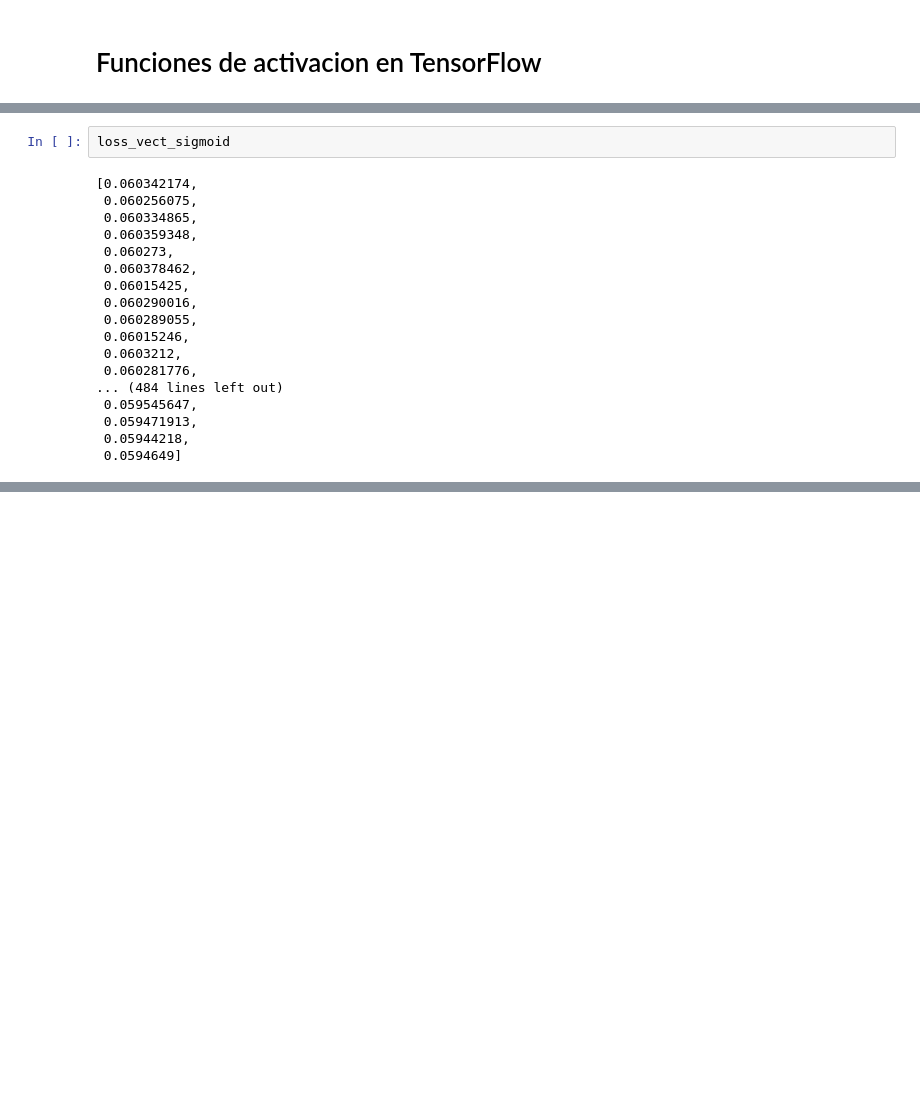
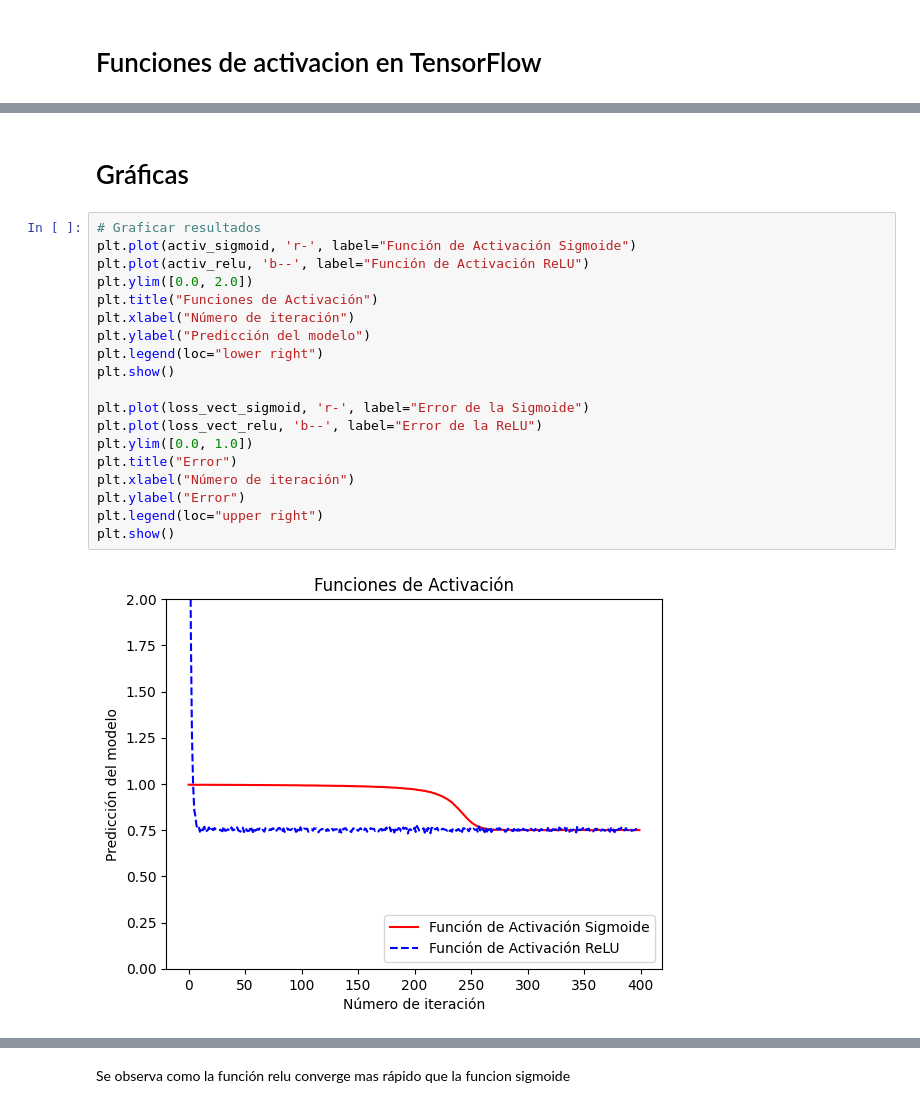
Before and after one commit to jrguignan/Practica_TensorFlow, a Jupyter notebook: redes_n/funciones_activacion.ipynb, the cells around one changed output, grey strips where cells are left out. Drawn from its saved outputs; the diff is of its cells as text; blank space fills up the shorter version.

Commit message:
redes_n funciones activacion final

```diff
--- a/redes_n/funciones_activacion.ipynb
+++ b/redes_n/funciones_activacion.ipynb
@@ -242,20 +111,23 @@ plt.show()
-# %%
-loss_vect_sigmoid
-# %% [output]
-[0.060342174,
- 0.060256075,
- 0.060334865,
- 0.060359348,
- 0.060273,
- 0.060378462,
- 0.06015425,
- 0.060290016,
- 0.060289055,
- 0.06015246,
- 0.0603212,
- 0.060281776,
-... (484 lines left out)
- 0.059545647,
- 0.059471913,
- 0.05944218,
- 0.0594649]
+# %% [markdown]
+# Gráficas
+# %%
+# Graficar resultados
+plt.plot(activ_sigmoid, 'r-', label="Función de Activación Sigmoide")
+plt.plot(activ_relu, 'b--', label="Función de Activación ReLU")
+plt.ylim([0.0, 2.0])
+plt.title("Funciones de Activación")
+plt.xlabel("Número de iteración")
+plt.ylabel("Predicción del modelo")
+plt.legend(loc="lower right")
+plt.show()
+
+plt.plot(loss_vect_sigmoid, 'r-', label="Error de la Sigmoide")
+plt.plot(loss_vect_relu, 'b--', label="Error de la ReLU")
+plt.ylim([0.0, 1.0])
+plt.title("Error")
+plt.xlabel("Número de iteración")
+plt.ylabel("Error")
+plt.legend(loc="upper right")
+plt.show()
+# %% [output]
+[figure, added]
@@ -261,0 +135,2 @@ loss_vect_sigmoid
+# %% [markdown]
+Se observa como la función relu converge mas rápido que la funcion sigmoide
```
Also changed, not shown: parts of 8 cells of this notebook.
